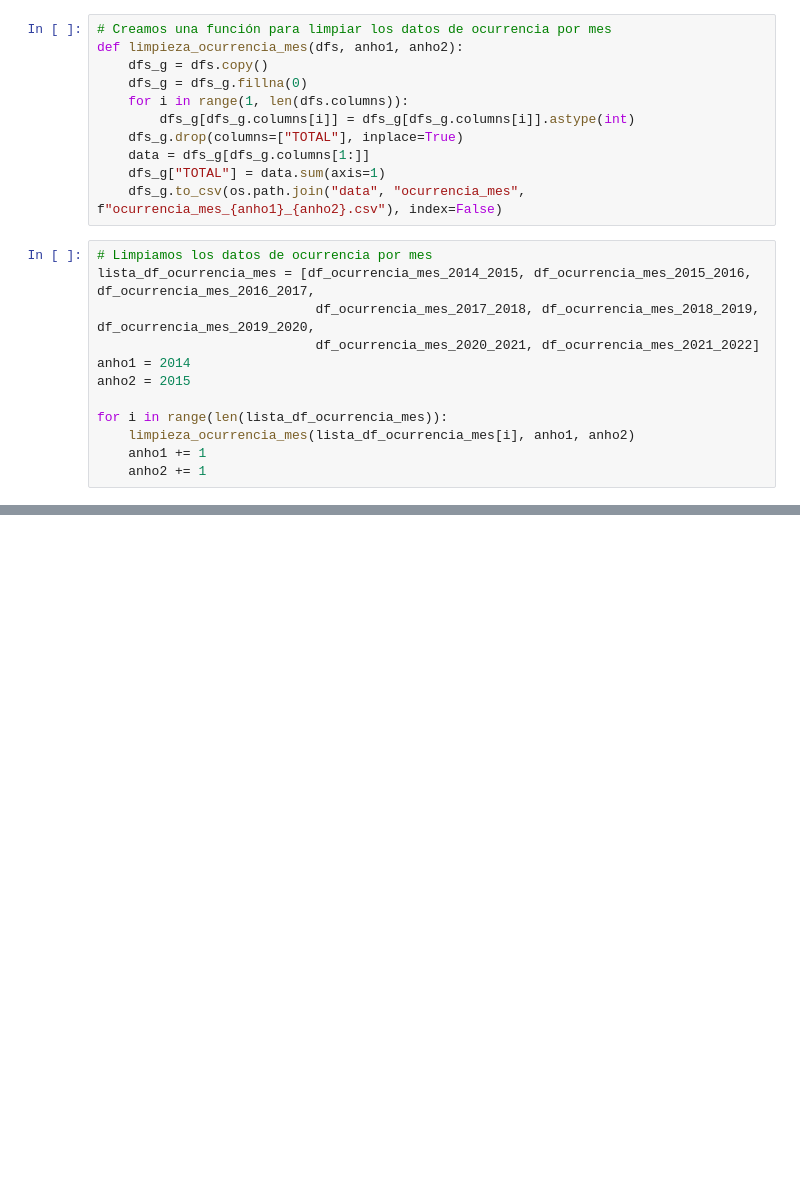
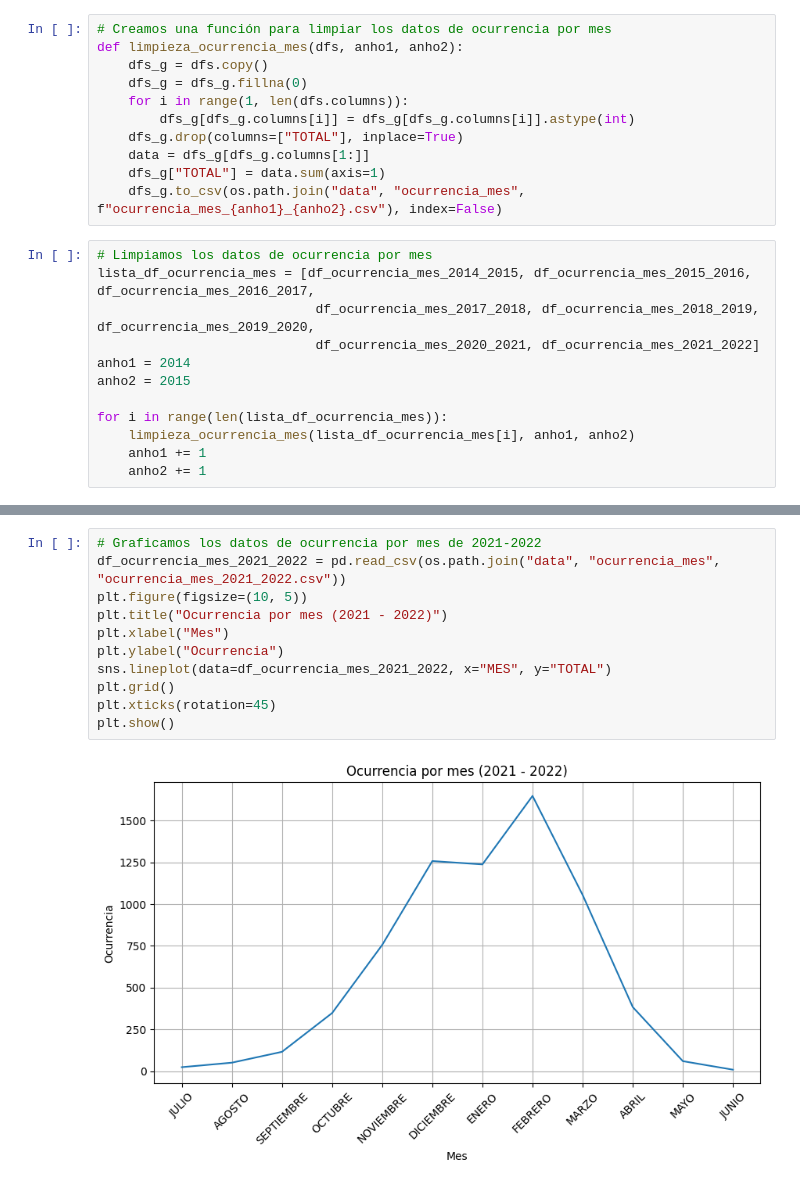
Before and after one commit to ymotomy/Proyecto-IMT2200, a Jupyter notebook: incendios.ipynb, the cells around one changed output, grey strips where cells are left out. Drawn from its saved outputs; the diff is of its cells as text; blank space fills up the shorter version.

```diff
--- a/incendios.ipynb
+++ b/incendios.ipynb
@@ -242,0 +326,13 @@ for i in range(len(lista_df_ocurrencia_mes)):
+# %%
+# Graficamos los datos de ocurrencia por mes de 2021-2022
+df_ocurrencia_mes_2021_2022 = pd.read_csv(os.path.join("data", "ocurrencia_mes", "ocurrencia_mes_2021_2022.csv"))
+plt.figure(figsize=(10, 5))
+plt.title("Ocurrencia por mes (2021 - 2022)")
+plt.xlabel("Mes")
+plt.ylabel("Ocurrencia")
+sns.lineplot(data=df_ocurrencia_mes_2021_2022, x="MES", y="TOTAL")
+plt.grid()
+plt.xticks(rotation=45)
+plt.show()
+# %% [output]
+[figure, added]
```
Also changed, not shown: parts of 14 cells of this notebook, 1 other file.
